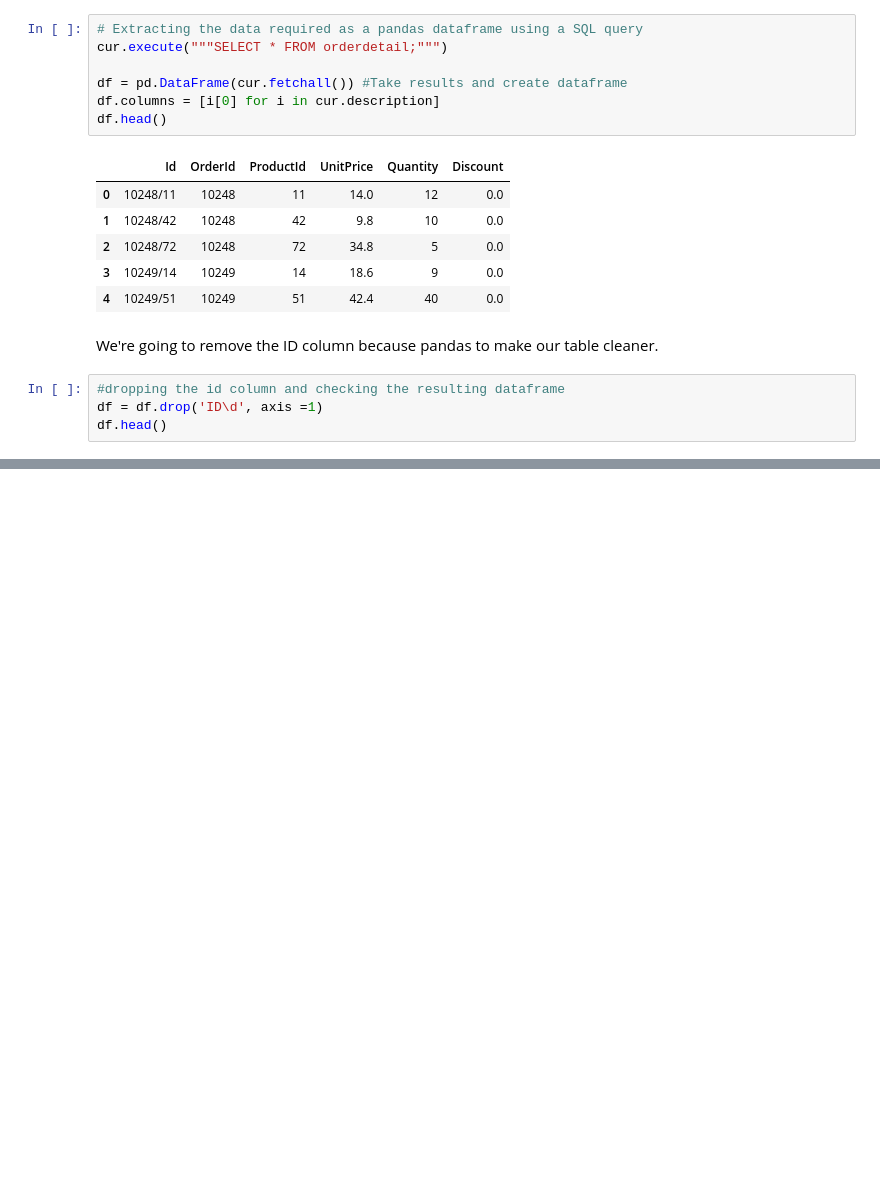
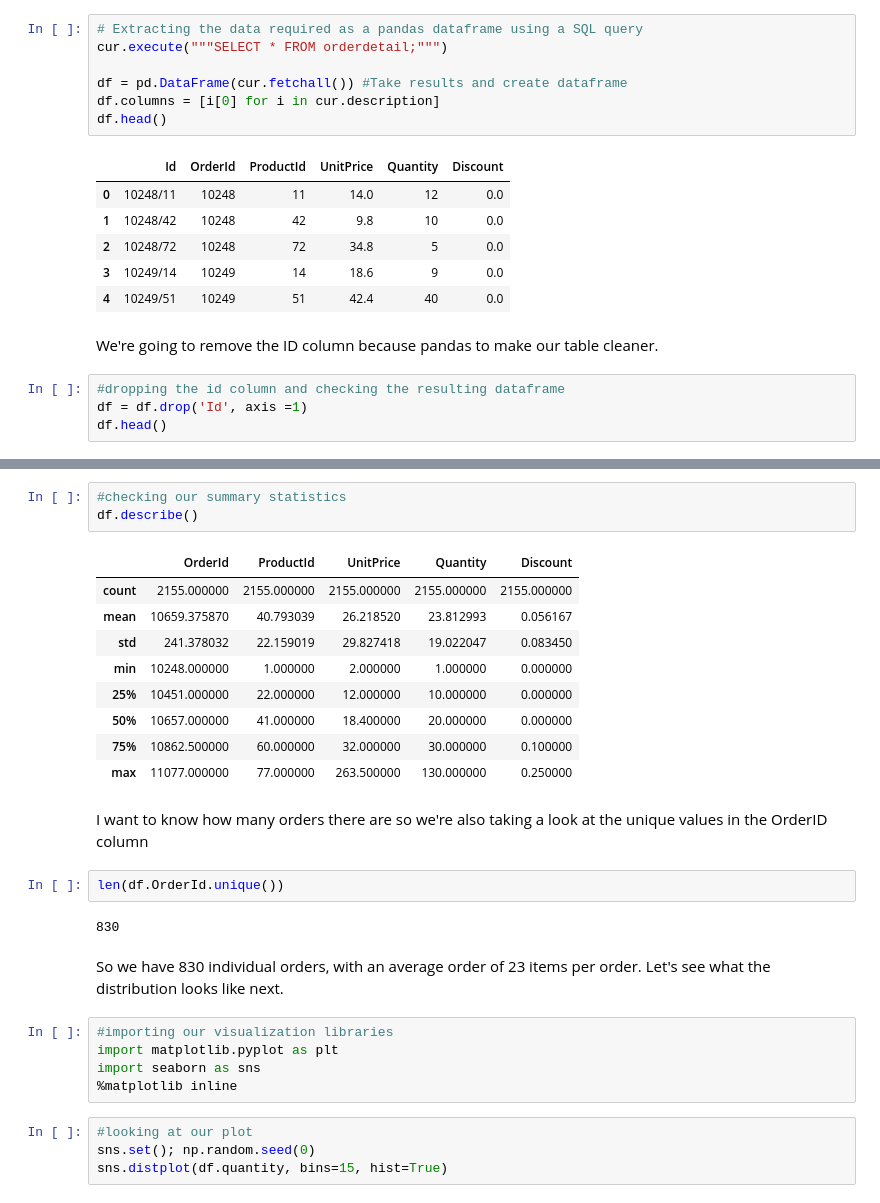
Before and after one commit to MissAle17/dsc-2-final-project-online-ds-sp-000, a Jupyter notebook: Module2.ipynb, the cells around one changed output, grey strips where cells are left out. Cells and saved outputs as stored; diff of their text form; blank space fills up the shorter version.

Commit message:
Check -2

```diff
--- a/Module2.ipynb
+++ b/Module2.ipynb
@@ -42,6 +42,6 @@ df.head()
 We're going to remove the ID column because pandas to make our table cleaner.
 # %%
 #dropping the id column and checking the resulting dataframe
-df = df.drop('ID\d', axis =1)
+df = df.drop('Id', axis =1)
 df.head()
 # %% [output]
@@ -48,0 +70,30 @@ KeyError: "['ID\\\\d'] not found in axis"
+# %%
+#checking our summary statistics
+df.describe()
+# %% [output]
+|  | OrderId | ProductId | UnitPrice | Quantity | Discount |
+| count | 2155.000000 | 2155.000000 | 2155.000000 | 2155.000000 | 2155.000000 |
+| mean | 10659.375870 | 40.793039 | 26.218520 | 23.812993 | 0.056167 |
+| std | 241.378032 | 22.159019 | 29.827418 | 19.022047 | 0.083450 |
+| min | 10248.000000 | 1.000000 | 2.000000 | 1.000000 | 0.000000 |
+| 25% | 10451.000000 | 22.000000 | 12.000000 | 10.000000 | 0.000000 |
+| 50% | 10657.000000 | 41.000000 | 18.400000 | 20.000000 | 0.000000 |
+| 75% | 10862.500000 | 60.000000 | 32.000000 | 30.000000 | 0.100000 |
+| max | 11077.000000 | 77.000000 | 263.500000 | 130.000000 | 0.250000 |
+# %% [markdown]
+I want to know how many orders there are so we're also taking a look at the unique values in the OrderID column
+# %%
+len(df.OrderId.unique())
+# %% [output]
+830
+# %% [markdown]
+So we have 830 individual orders, with an average order of 23 items per order.  Let's see what the distribution looks like next.
+# %%
+#importing our visualization libraries
+import matplotlib.pyplot as plt
+import seaborn as sns
+%matplotlib inline
+# %%
+#looking at our plot
+sns.set(); np.random.seed(0)
+sns.distplot(df.quantity, bins=15, hist=True)
```
Also changed, not shown: parts of 3 cells of this notebook.
